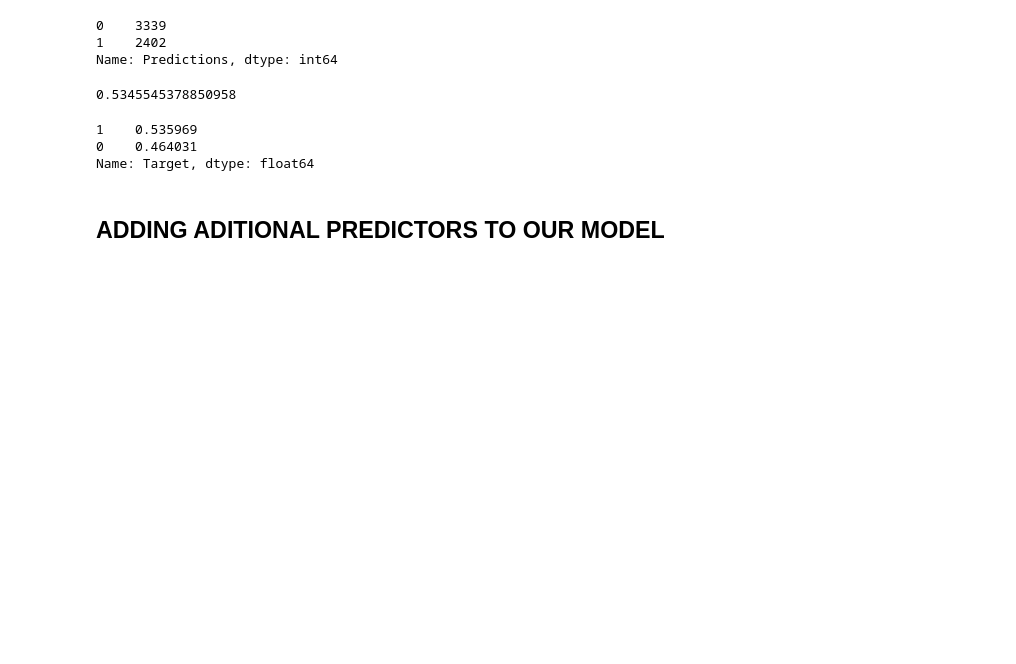
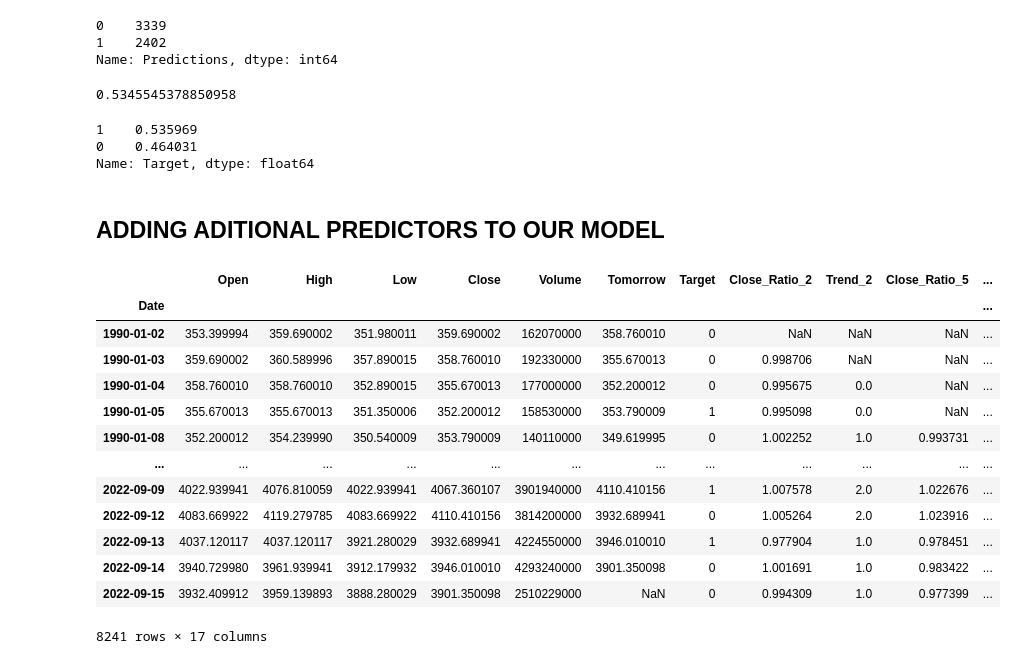
Before and after one commit to Eben-Success/Predict_Stock_Market_with_Machine_Learning, a Jupyter notebook: stock_market.ipynb, the cells around one changed output. Saved outputs shown, nothing was run; the diff lists cells and outputs as text; code cells hidden in the pictures; blank space fills up the shorter version.

```diff
--- a/stock_market.ipynb
+++ b/stock_market.ipynb
@@ -217,8 +217,27 @@ new_predictors = []
 for horizon in horizons:
     rolling_averages = sp500.rolling(horizon).mean()
 
-    ratio_column = f"Close_Ration_{horizon}"
+    ratio_column = f"Close_Ratio_{horizon}"
     sp500[ratio_column] = sp500["Close"] / rolling_averages["Close"]
 
     trend_column = f"Trend_{horizon}"
     sp500[trend_column] = sp500.shift(1).rolling(horizon).sum()["Target"]
+
+    new_predictors += [ratio_column, trend_column]
+# %%
+sp500
+# %% [output]
+|  | Open | High | Low | Close | Volume | Tomorrow | Target | Close_Ratio_2 | Trend_2 | Close_Ratio_5 | ... |
+| Date |  |  |  |  |  |  |  |  |  |  | ... |
+| 1990-01-02 | 353.399994 | 359.690002 | 351.980011 | 359.690002 | 162070000 | 358.760010 | 0 | NaN | NaN | NaN | ... |
+| 1990-01-03 | 359.690002 | 360.589996 | 357.890015 | 358.760010 | 192330000 | 355.670013 | 0 | 0.998706 | NaN | NaN | ... |
+| 1990-01-04 | 358.760010 | 358.760010 | 352.890015 | 355.670013 | 177000000 | 352.200012 | 0 | 0.995675 | 0.0 | NaN | ... |
+| 1990-01-05 | 355.670013 | 355.670013 | 351.350006 | 352.200012 | 158530000 | 353.790009 | 1 | 0.995098 | 0.0 | NaN | ... |
+| 1990-01-08 | 352.200012 | 354.239990 | 350.540009 | 353.790009 | 140110000 | 349.619995 | 0 | 1.002252 | 1.0 | 0.993731 | ... |
+| ... | ... | ... | ... | ... | ... | ... | ... | ... | ... | ... | ... |
+| 2022-09-09 | 4022.939941 | 4076.810059 | 4022.939941 | 4067.360107 | 3901940000 | 4110.410156 | 1 | 1.007578 | 2.0 | 1.022676 | ... |
+| 2022-09-12 | 4083.669922 | 4119.279785 | 4083.669922 | 4110.410156 | 3814200000 | 3932.689941 | 0 | 1.005264 | 2.0 | 1.023916 | ... |
+| 2022-09-13 | 4037.120117 | 4037.120117 | 3921.280029 | 3932.689941 | 4224550000 | 3946.010010 | 1 | 0.977904 | 1.0 | 0.978451 | ... |
+| 2022-09-14 | 3940.729980 | 3961.939941 | 3912.179932 | 3946.010010 | 4293240000 | 3901.350098 | 0 | 1.001691 | 1.0 | 0.983422 | ... |
+| 2022-09-15 | 3932.409912 | 3959.139893 | 3888.280029 | 3901.350098 | 2510229000 | NaN | 0 | 0.994309 | 1.0 | 0.977399 | ... |
+8241 rows × 17 columns
```
Also changed, not shown: parts of 2 cells of this notebook.
